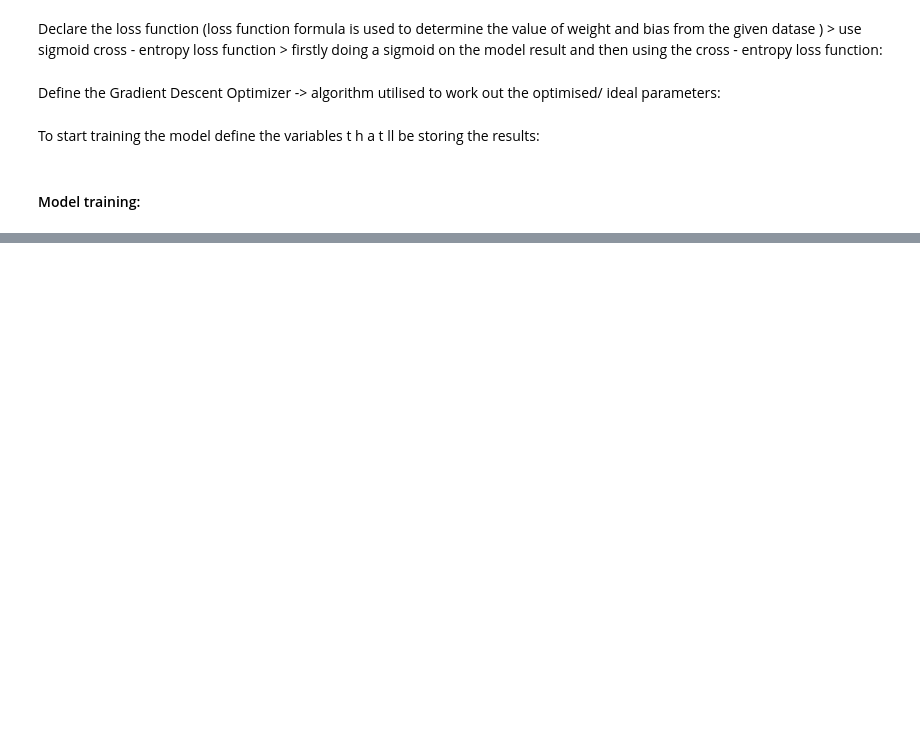
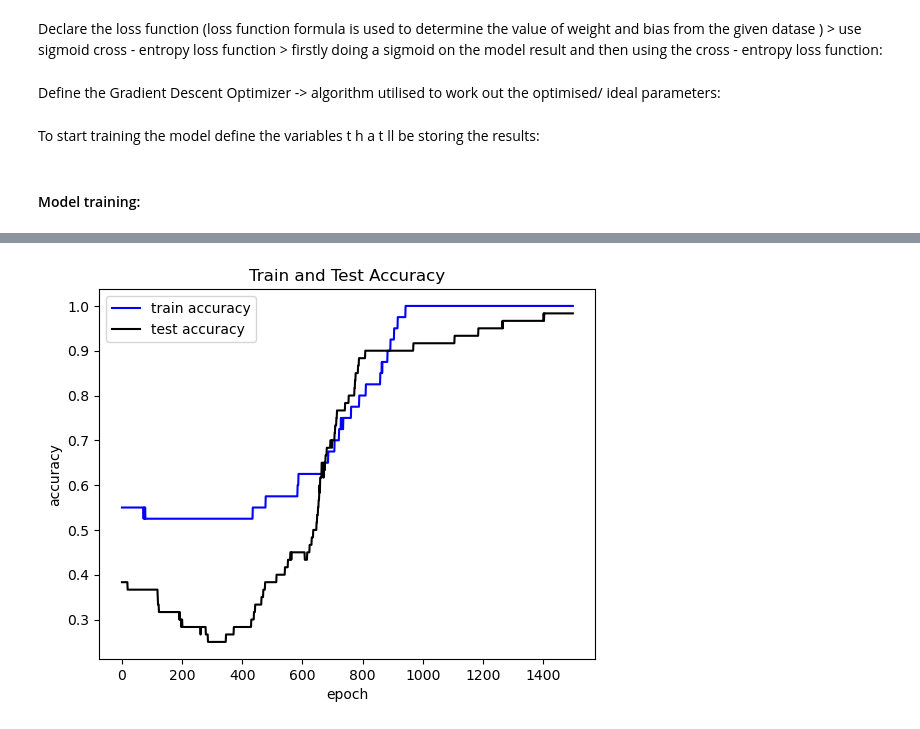
Before and after one commit to adobiss/machine-learning, a Jupyter notebook: logistic_regression.ipynb, the cells around one changed output, grey strips where cells are left out. Saved outputs shown, nothing was run; the diff lists cells and outputs as text; code cells hidden in the pictures; blank space fills up the shorter version.

```diff
--- a/logistic_regression.ipynb
+++ b/logistic_regression.ipynb
@@ -182,0 +188,11 @@ len(train_X)
+# %%
+plt.clf()
+plt.plot(train_acc, 'b-', label='train accuracy') # colors b -> blue, k -> default/ black and - is the line style.
+plt.plot(test_acc, 'k-', label='test accuracy')
+plt.xlabel('epoch')
+plt.ylabel('accuracy')
+plt.title('Train and Test Accuracy')
+plt.legend(loc='best')
+plt.show()
+# %% [output]
+[figure, added]
```
Also changed, not shown: parts of 8 cells of this notebook.
